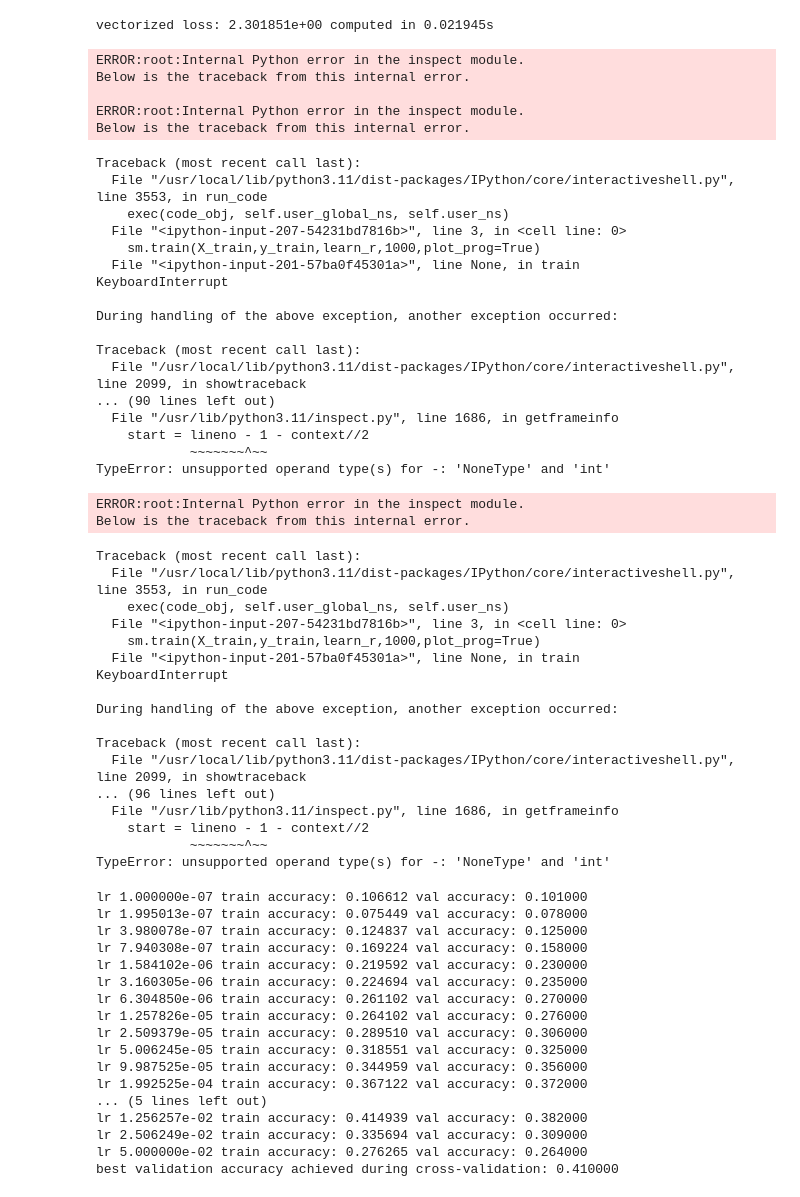
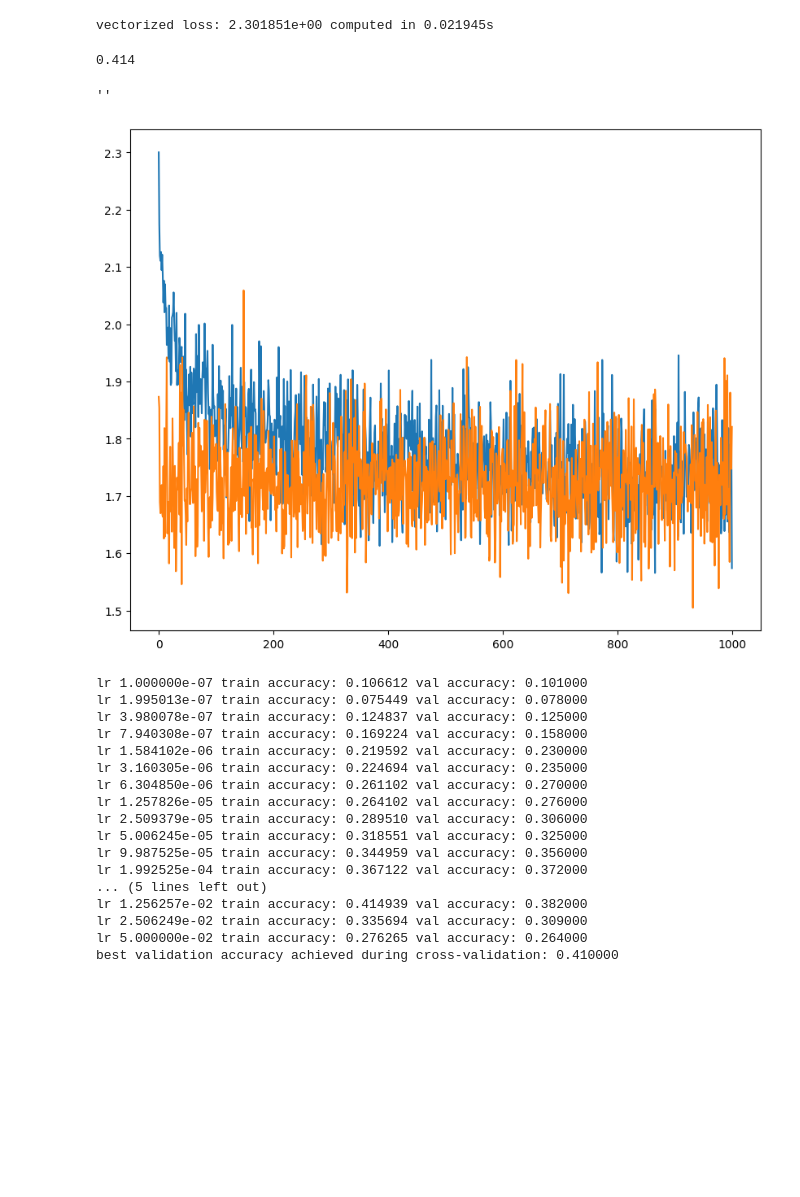
Before and after one commit to arnvo/DLAV, a Jupyter notebook: homeworks/hw2/Softmax.ipynb, the cells around one changed output. Drawn from its saved outputs; the diff is of its cells as text; code cells hidden in the pictures; blank space fills up the shorter version.

```diff
--- a/homeworks/hw2/Softmax.ipynb
+++ b/homeworks/hw2/Softmax.ipynb
@@ -572,53 +572,18 @@ print('vectorized loss: %e computed in %fs' % (loss_vectorized, toc - tic))
 vectorized loss: 2.301851e+00 computed in 0.021945s
 # %%
 sm=Softmax()
-learn_r=3.156362e-03
-sm.train(X_train,y_train,learn_r,1000,plot_prog=True)
+learn_r1=3.156362e-03
+learn_r2=3.156362e-06
+sm.train(X_train,y_train,learn_r1,1000,plot_prog=True)
+sm.train(X_train,y_train,learn_r2,1000,plot_prog=True)
 y_pred=sm.predict(X_val)
 acc_val=((y_pred==y_val).astype(int)).mean()
+print(acc_val)
 ''
 # %% [output]
-ERROR:root:Internal Python error in the inspect module.
-Below is the traceback from this internal error.
-
-ERROR:root:Internal Python error in the inspect module.
-Below is the traceback from this internal error.
+0.414
-Traceback (most recent call last):
-  File "/usr/local/lib/python3.11/dist-packages/IPython/core/interactiveshell.py", line 3553, in run_code
-    exec(code_obj, self.user_global_ns, self.user_ns)
-  File "<ipython-input-207-54231bd7816b>", line 3, in <cell line: 0>
-    sm.train(X_train,y_train,learn_r,1000,plot_prog=True)
-  File "<ipython-input-201-57ba0f45301a>", line None, in train
-KeyboardInterrupt
-
-During handling of the above exception, another exception occurred:
-
-Traceback (most recent call last):
-  File "/usr/local/lib/python3.11/dist-packages/IPython/core/interactiveshell.py", line 2099, in showtraceback
-... (90 lines left out)
-  File "/usr/lib/python3.11/inspect.py", line 1686, in getframeinfo
-    start = lineno - 1 - context//2
-            ~~~~~~~^~~
-TypeError: unsupported operand type(s) for -: 'NoneType' and 'int'
+''
-ERROR:root:Internal Python error in the inspect module.
-Below is the traceback from this internal error.
-Traceback (most recent call last):
-  File "/usr/local/lib/python3.11/dist-packages/IPython/core/interactiveshell.py", line 3553, in run_code
-    exec(code_obj, self.user_global_ns, self.user_ns)
-  File "<ipython-input-207-54231bd7816b>", line 3, in <cell line: 0>
-    sm.train(X_train,y_train,learn_r,1000,plot_prog=True)
-  File "<ipython-input-201-57ba0f45301a>", line None, in train
-KeyboardInterrupt
-
-During handling of the above exception, another exception occurred:
-
-Traceback (most recent call last):
-  File "/usr/local/lib/python3.11/dist-packages/IPython/core/interactiveshell.py", line 2099, in showtraceback
-... (96 lines left out)
-  File "/usr/lib/python3.11/inspect.py", line 1686, in getframeinfo
-    start = lineno - 1 - context//2
-            ~~~~~~~^~~
-TypeError: unsupported operand type(s) for -: 'NoneType' and 'int'
+[figure, added]
 # %%
 # Use the validation set to tune hyperparameters (learning rate).
 # You should experiment with different ranges for the learning
```
